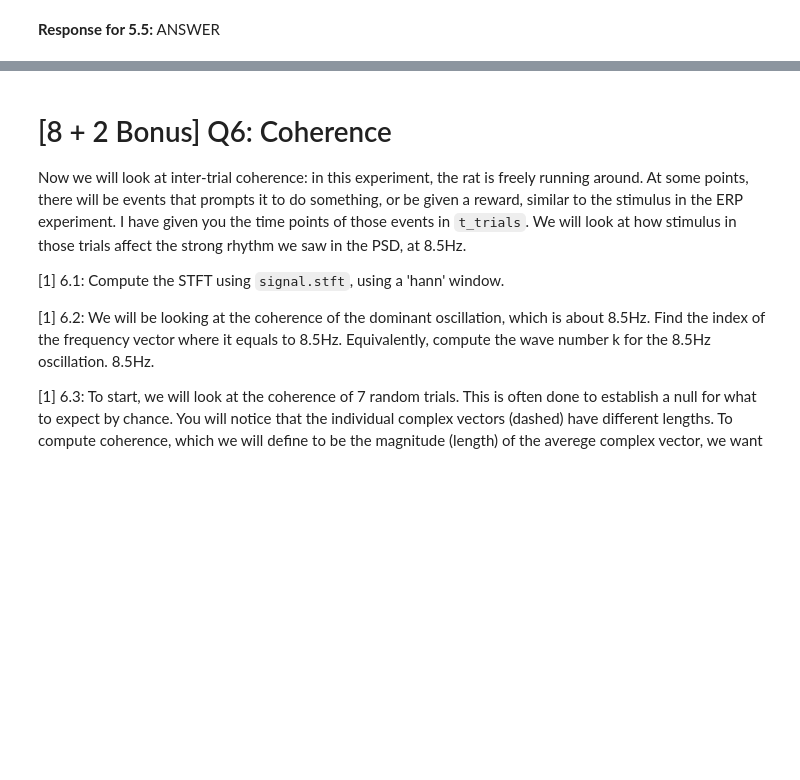
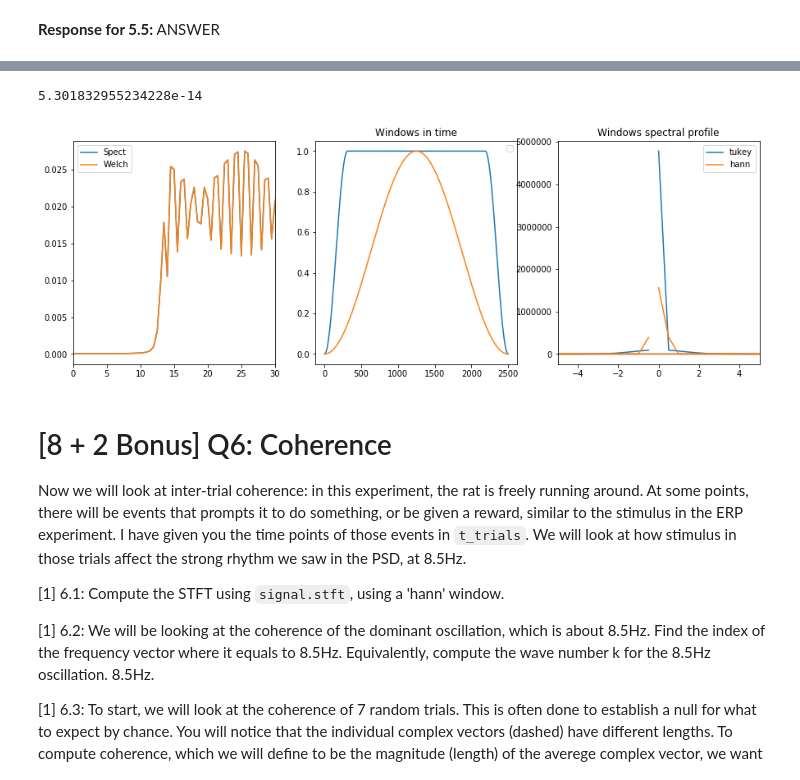
Before and after one commit to kevinice95/COGS118C, a Jupyter notebook: Assignments/A3-TimeFrequencyFiltering.ipynb, the cells around one changed output, grey strips where cells are left out. Drawn from its saved outputs; the diff is of its cells as text; code cells hidden in the pictures; blank space fills up the shorter version.

```diff
--- a/Assignments/A3-TimeFrequencyFiltering.ipynb
+++ b/Assignments/A3-TimeFrequencyFiltering.ipynb
@@ -446,26 +446,34 @@ def secs_to_points(fs, len_win, len_overlap):
 nperseg, noverlap = secs_to_points(fs, len_win=2, len_overlap=1)
 
 f_spg, t_spg, spg = signal.spectrogram(sig, fs, window='rect', nperseg=nperseg, noverlap=noverlap, detrend=False) #_YOUR_CODE_HERE
-p_spg = np.abs(spg)**2
+p_spg = np.mean(spg,axis=1)
 f_welch, p_welch = signal.welch(sig,fs,window='boxcar',nperseg=nperseg,noverlap=noverlap)
 print(100*(p_spg[16]-p_welch[16])/p_welch[16])
 
 plt.figure(figsize=(15,5))
 plt.subplot(1,3,1)
 #_YOUR_CODE_HERE for plotting PSDs
-plt.plot(f_spg,spg)
+plt.plot(f_spg,p_spg,label='Spect')
+plt.plot(f_spg,p_welch,label='Welch')
 plt.legend()
 plt.xlim([0,30])
 
-win_tukey = #_YOUR_CODE_HERE
-win_hann = #_YOUR_CODE_HERE
+win_tukey = signal.get_window(("tukey",0.25),nperseg)
+win_hann = signal.get_window("hann",nperseg) #default for welch is hanning
 
 plt.subplot(1,3,2)
 #_YOUR_CODE_HERE for plotting windows
+plt.plot(range(0,2500),win_tukey)
+plt.plot(range(0,2500),win_hann)
 plt.legend(); plt.title('Windows in time')
 
 plt.subplot(1,3,3)
 #_YOUR_CODE_HERE for plotting windows in frequency
+spec_res_t = np.abs(np.fft.fft(win_tukey))**2
+spec_res_h = np.abs(np.fft.fft(win_hann))**2
+freqs = np.fft.fftfreq(len(win_tukey), 1/(fs))
+plt.plot(freqs,spec_res_t,label='tukey')
+plt.plot(freqs,spec_res_h,label='hann')
 plt.xlim([-5,5])
 plt.legend(); plt.title('Windows spectral profile');
 # %% [output]
@@ -473,3 +481,5 @@ SyntaxError: invalid syntax (<ipython-input-13-7bc1af1029a2>, line 20)
+5.301832955234228e-14
+[figure, added]
 # %% [markdown]
 # [8 + 2 Bonus] Q6: Coherence
 Now we will look at inter-trial coherence: in this experiment, the rat is freely running around. At some points, there will be events that prompts it to do something, or be given a reward, similar to the stimulus in the ERP experiment. I have given you the time points of those events in `t_trials`. We will look at how stimulus in those trials affect the strong rhythm we saw in the PSD, at 8.5Hz.
```
Also changed, not shown: parts of 1 cell of this notebook.
